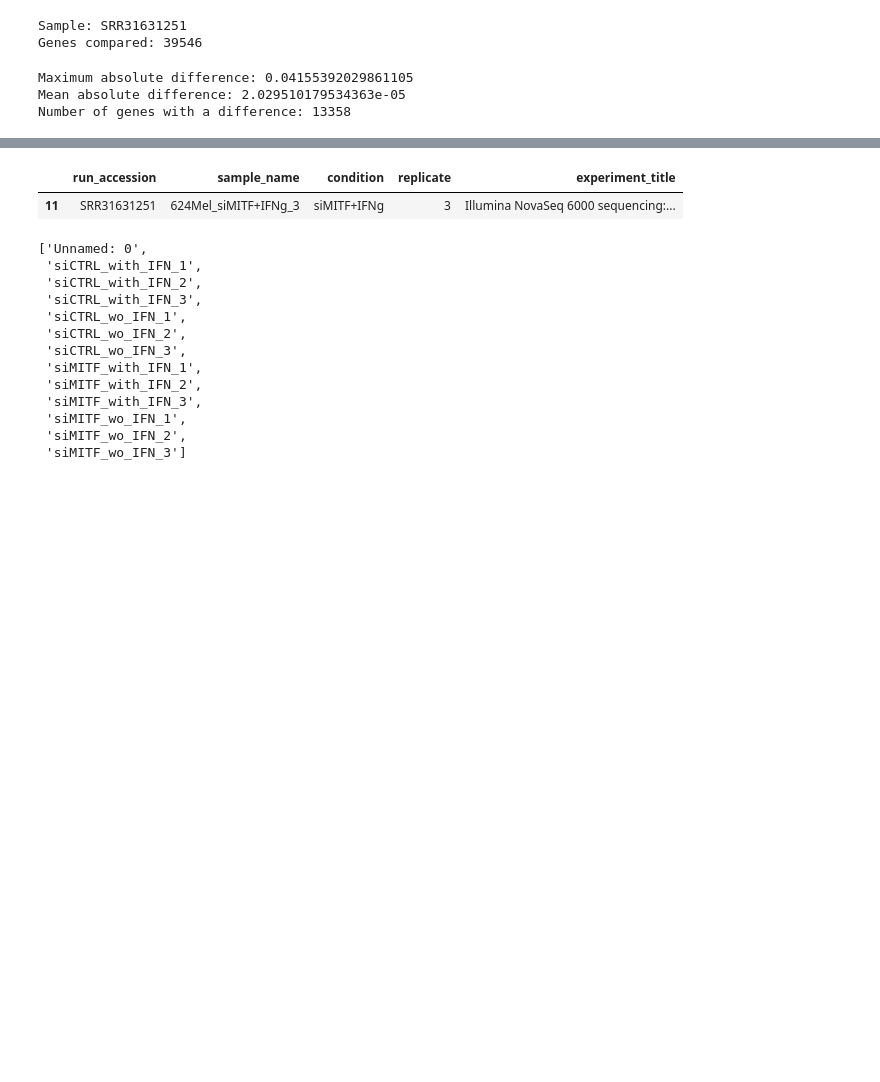
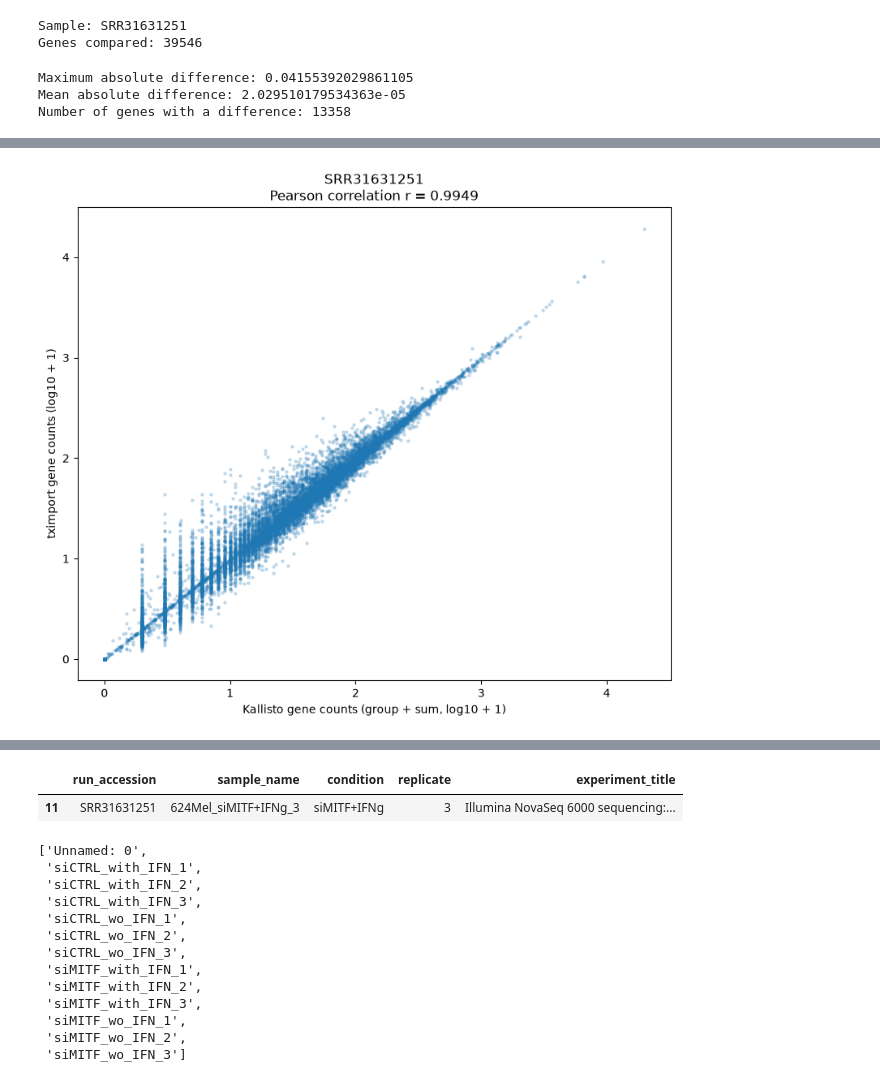
Before and after one commit to SvavaDa/GSE283655_project, a Jupyter notebook: GSE283655-simplified-data.ipynb, the cells around one changed output, grey strips where cells are left out. Saved outputs shown, nothing was run; the diff lists cells and outputs as text; code cells hidden in the pictures; blank space fills up the shorter version.

```diff
--- a/GSE283655-simplified-data.ipynb
+++ b/GSE283655-simplified-data.ipynb
@@ -759,0 +887,82 @@ Number of genes with a difference: 13358
+# %%
+# ------------------------------------------------------------
+# Plot Kallisto group + sum counts vs tximport counts
+# For one sample
+# ------------------------------------------------------------
+
+sample = sample_columns[0]   # First sample: SRR31631251
+
+comparison = groupsum_counts[
+    ["gene_id_clean", sample]
+].merge(
+    tximport_counts[
+        ["gene_id_clean", sample]
+    ],
+    on="gene_id_clean",
+    how="inner",
+    suffixes=("_groupsum", "_tximport")
+)
+
+comparison = comparison.dropna()
+
+# Log transform for visualization
+x = np.log10(
+    comparison[f"{sample}_groupsum"] + 1
+)
+
+y = np.log10(
+    comparison[f"{sample}_tximport"] + 1
+)
+
+# Pearson correlation
+r = np.corrcoef(x, y)[0, 1]
+
+# ------------------------------------------------------------
+# Make plot
+# ------------------------------------------------------------
+
+plt.figure(figsize=(8, 7))
+
+plt.scatter(
+    x,
+    y,
+    alpha=0.2,
+    s=5
+)
+
+plt.xlabel(
+    "Kallisto gene counts (group + sum, log10 + 1)"
+)
+
+plt.ylabel(
+    "tximport gene counts (log10 + 1)"
+)
+
+plt.title(
+    f"{sample}\nPearson correlation r = {r:.4f}"
+)
+
+plt.tight_layout()
+
+# ------------------------------------------------------------
+# Save figure
+# ------------------------------------------------------------
+
+plt.savefig(
+    "results/counts_groupsum_vs_tximport_SRR31631251.png",
+    dpi=300,
+    bbox_inches="tight"
+)
+plt.savefig(
+    "results/counts_groupsum_vs_tximport_SRR31631251.png",
+    dpi=300,
+    bbox_inches="tight"
+)
+
+plt.show()
+
+print(f"Sample: {sample}")
+print(f"Pearson correlation: {r:.4f}")
+print(f"Genes compared: {len(comparison)}")
+# %% [output]
+[figure, added]
```
Also changed, not shown: parts of 12 cells of this notebook.
